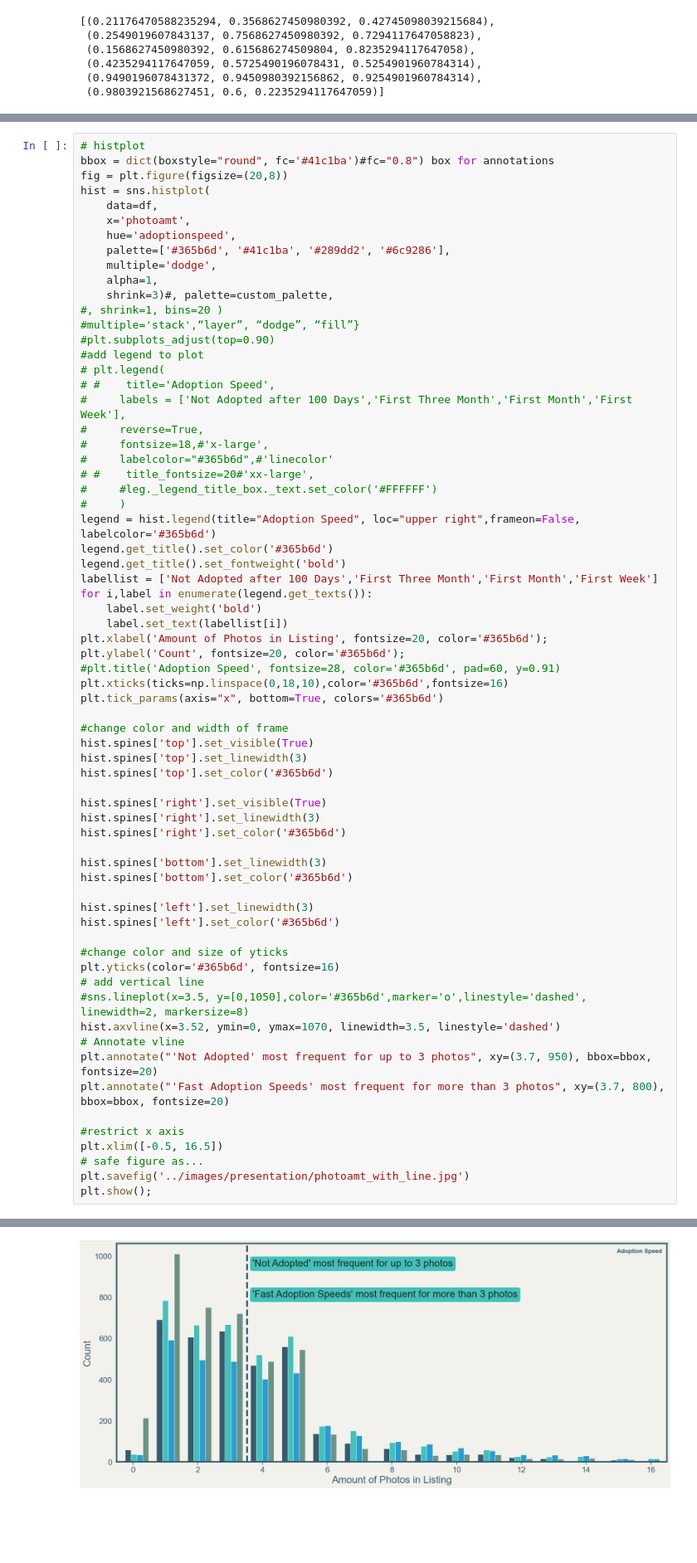
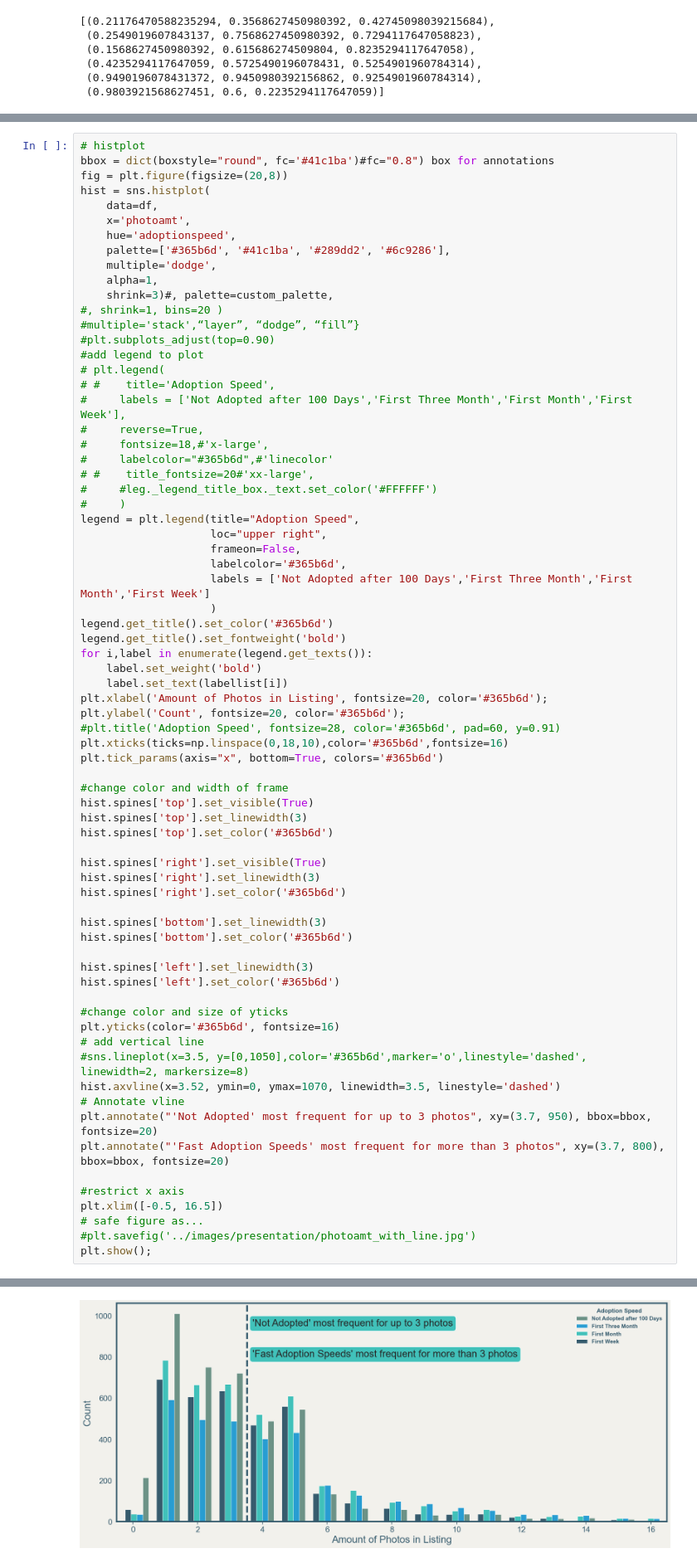
Before and after one commit to LanaCasselmann/ds_capstone_pet_adoptability, a Jupyter notebook: notebooks/photoamt_plot.ipynb, the cells around one changed output, grey strips where cells are left out. Shown at 83% size. Saved outputs shown, nothing was run; the diff lists cells and outputs as text; blank space fills up the shorter version.

Commit message:
correct legend

```diff
--- a/notebooks/photoamt_plot.ipynb
+++ b/notebooks/photoamt_plot.ipynb
@@ -257,10 +257,14 @@ hist = sns.histplot(
 # #    title_fontsize=20#'xx-large',
 #     #leg._legend_title_box._text.set_color('#FFFFFF')
 #     )
-legend = hist.legend(title="Adoption Speed", loc="upper right",frameon=False, labelcolor='#365b6d')
+legend = plt.legend(title="Adoption Speed",
+                    loc="upper right",
+                    frameon=False,
+                    labelcolor='#365b6d',
+                    labels = ['Not Adopted after 100 Days','First Three Month','First Month','First Week']
+                    )
 legend.get_title().set_color('#365b6d')
 legend.get_title().set_fontweight('bold')
-labellist = ['Not Adopted after 100 Days','First Three Month','First Month','First Week']
 for i,label in enumerate(legend.get_texts()):
     label.set_weight('bold')
     label.set_text(labellist[i])
@@ -297,6 +301,6 @@ plt.annotate("'Fast Adoption Speeds' most frequent for more than 3 photos", xy=(
 #restrict x axis
 plt.xlim([-0.5, 16.5])
 # safe figure as...
-plt.savefig('../images/presentation/photoamt_with_line.jpg')
+#plt.savefig('../images/presentation/photoamt_with_line.jpg')
 plt.show();
 # %% [output]
@@ -304,4 +307,4 @@ No artists with labels found to put in legend.  Note that artists whose label st
-[figure, old version]
+[figure, new version]
 # %%
 # histplot
 fig = plt.figure(figsize=(20,8))
```
Also changed, not shown: parts of 1 cell of this notebook.
